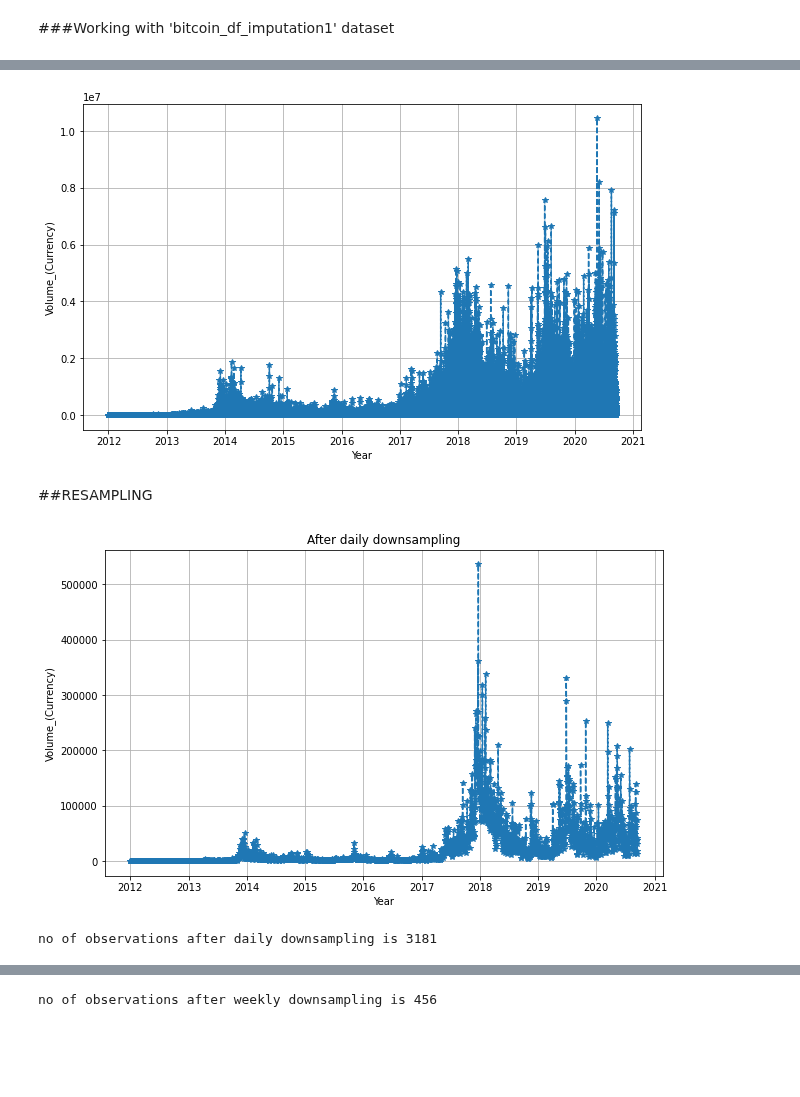
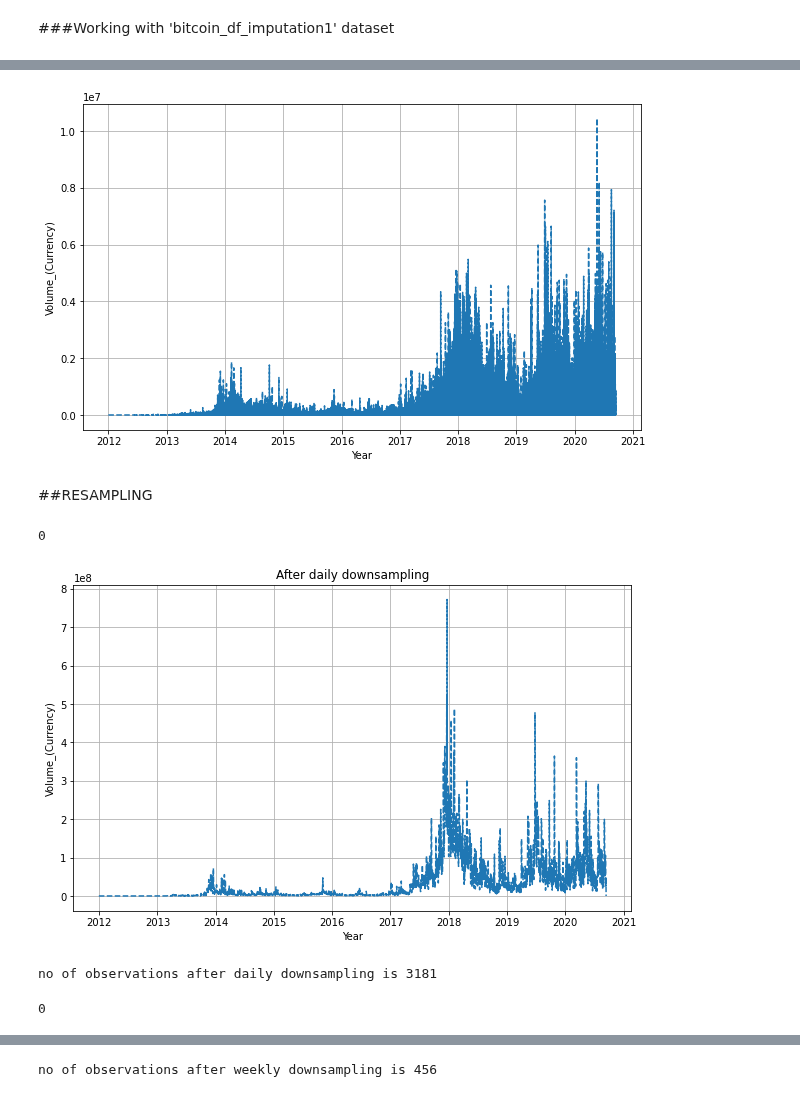
Before and after one commit to HamoyeHQ/05-bitcoin-trading, a Jupyter notebook: Volume_(Currency)_time_series.ipynb, the cells around one changed output, grey strips where cells are left out. Drawn from its saved outputs; the diff is of its cells as text; code cells hidden in the pictures; blank space fills up the shorter version.

Commit message:
made changes to Resampling on  the 'Volume_(Currency)' column

```diff
--- a/Volume_(Currency)_time_series.ipynb
+++ b/Volume_(Currency)_time_series.ipynb
@@ -453,15 +453,20 @@ bitcoin_df_imputation1.head()
 # %%
 # plot to visualize the series using 'volume_(currency)' column
 plt.figure(figsize=(10,6))
-plt.plot(bitcoin_df_imputation1.index, bitcoin_df_imputation1['Volume_(Currency)'], '--', marker='*')
+plt.plot(bitcoin_df_imputation1.index, bitcoin_df_imputation1['Volume_(Currency)'], '--')
 plt.grid()
 plt.xlabel('Year')
 plt.ylabel('Volume_(Currency)')
 plt.show()
 # %% [output]
-[figure, old version]
+[figure, new version]
 # %% [markdown]
 ##RESAMPLING
 # %%
 # downsampling to daily basis
-bitcoin_df_imputation1_daily = bitcoin_df_imputation1.resample('D').mean()
+bitcoin_df_imputation1_daily = bitcoin_df_imputation1.resample('D').sum()
+# %%
+# checking if there is any null values
+bitcoin_df_imputation1_daily.isnull().values.sum()
+# %% [output]
+0
@@ -468,14 +478,14 @@ bitcoin_df_imputation1_daily = bitcoin_df_imputation1.resample('D').mean()
 # %%
 # plot after daily downsampling
 plt.figure(figsize=(10,6))
-plt.plot(bitcoin_df_imputation1_daily.index, bitcoin_df_imputation1_daily['Volume_(Currency)'], '--', marker='*')
+plt.plot(bitcoin_df_imputation1_daily.index, bitcoin_df_imputation1_daily['Volume_(Currency)'], '--')
 plt.grid()
 plt.title('After daily downsampling')
 plt.xlabel('Year')
 plt.ylabel('Volume_(Currency)')
 plt.show()
 # %% [output]
-[figure, old version]
+[figure, new version]
 # %%
 # finding the no of observations/rows
 print('no of observations after daily downsampling is {}'.format(len(bitcoin_df_imputation1_daily)))
@@ -487,3 +497,8 @@ bitcoin_df_imputation1_weekly = bitcoin_df_imputation1.resample('W').mean()
+# %%
+# checking if there is any null values
+bitcoin_df_imputation1_weekly.isnull().values.sum()
+# %% [output]
+0
 # %%
 # plot after weekly downsampling
 plt.figure(figsize=(10,6))
```
Also changed, not shown: parts of 17 cells of this notebook.
